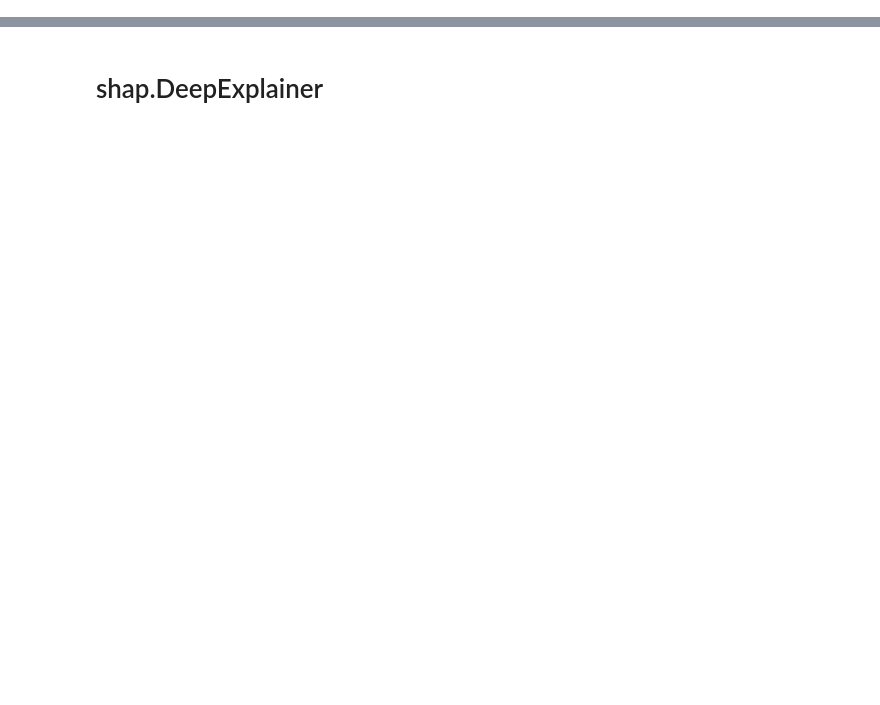
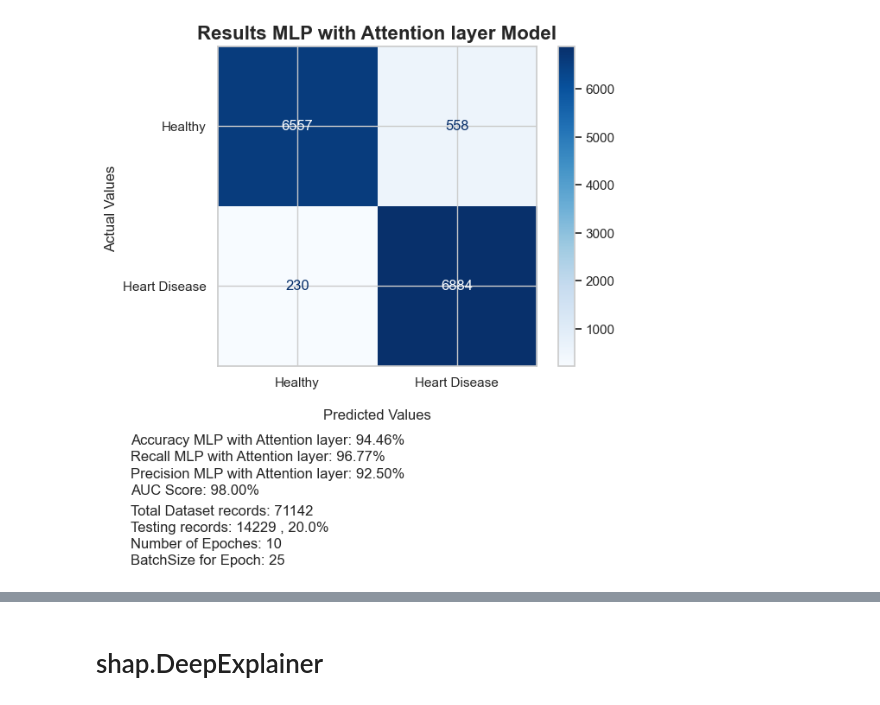
Before and after one commit to Mubshr07/eXplainableAI_Cardiovascular_Risk_Assessment, a Jupyter notebook: heartDisease_MLP - SMOTE Sampling.ipynb, the cells around one changed output, grey strips where cells are left out. Saved outputs shown, nothing was run; the diff lists cells and outputs as text; code cells hidden in the pictures; blank space fills up the shorter version.

```diff
--- a/heartDisease_MLP - SMOTE Sampling.ipynb
+++ b/heartDisease_MLP - SMOTE Sampling.ipynb
@@ -147,7 +154,7 @@ print("\n")
 print("columns of x:: {} \n\n and features of X: {}".format(len(X.columns), X.columns))
 
 dataSetResultDirectory = "./"
-dataSetResultDirectory += ("DatasetResults_MLP_SMOTE_Feb24")
+dataSetResultDirectory += ("DatasetResults_MLP_SMOTE_30April24")
 dataSetResultDirectory += "/"
 if not os.path.isdir(dataSetResultDirectory):
     os.makedirs(dataSetResultDirectory)
@@ -485,9 +545,16 @@ output_layer = layers.Dense(1, activation='sigmoid')(x)
 
 
 model = tf.keras.Model(inputs=input_layer, outputs=output_layer)
-optimizer = AdamW(learning_rate=0.001)
-model.compile(loss='binary_crossentropy', optimizer=optimizer, metrics=['accuracy', recall, precision, f1_score, auc])
+optimizer = Adam(learning_rate=0.001)
+
+if tf.config.list_physical_devices('GPU'):
+    print("GPU detected, using GPU for training.")
+    with tf.device("/GPU:0"):
+        model.compile(loss='binary_crossentropy', optimizer=optimizer, metrics=['accuracy', recall, precision, auc])
+else:
+    print("GPU not detected, using CPU for training.")
+    model.compile(loss='binary_crossentropy', optimizer=optimizer, metrics=['accuracy', Recall(), Precision(), AUC()])  # Add custom metrics
 
 
 # Display the model summary
-model.summary()
+#model.summary()
@@ -494,5 +579,5 @@ model.summary()
 # %%
-numberOfEpochs = 40
+numberOfEpochs = 10
 batchSizeOfTraining = 25
 history = 0
 history = model.fit(features, target, epochs=numberOfEpochs, batch_size=batchSizeOfTraining)
@@ -515,14 +623,13 @@ plt.close()
 # Evaluate the model using the evaluate method
 y_test_float64 = np.asarray(y_test).astype('float64').reshape((-1,1))  #data['CoronaryHeartDisease']
 
-loss, accuracy, recall_value, precision_value, f1_score_value, auc_value = model2.evaluate(X_test_scaler, y_test_float64)
+loss, accuracy, recall_value, precision_value,  auc_value = model2.evaluate(X_test_scaler, y_test_float64)
 
 # Print the results
 print('Test loss: {}'.format(loss*100))
 print('Test accuracy: {}'.format(accuracy*100))
 print('Test recall: {}'.format(recall_value*100))
 print('Test precision: {}'.format(precision_value*100))
-print('Test F1 score: {}'.format(f1_score_value*100))
 print('Test AUC: {}'.format(auc_value*100))
 
 
@@ -544,7 +658,6 @@ display.ax_.set_ylabel('Actual Values ')
 accuracyString ="Accuracy {}: {:.2f}%".format(method, accuracy*100.0 )
 recallString =  'Recall {}: {:.2f}%'.format(method, recall_value* 100.0)
 precisionString = 'Precision {}: {:.2f}%'.format(method, precision_value * 100.0)
-f1String = "F1 Score: {:.2f}".format(f1_score_value[0] * 100.0)
 featureListString = "AUC Score: {:.2f}%".format(auc_value * 100.0)
 totaldataSetString = "Total Dataset records: {}".format((len(features)+len(X_test_scaler)))
 testingdataSetString = "Testing records: {} , {:.1f}%".format(len(X_test_scaler), ( ( len(X_test_scaler) / (len(features)+len(X_test_scaler)) )*100.0  ))
@@ -554,12 +667,11 @@ batchSizeOfTrainingString = "BatchSize for Epoch: {}".format(batchSizeOfTraining
 display.figure_.text(0.010, -0.08,  accuracyString, horizontalalignment='left', wrap=False )
 display.figure_.text(0.010, -0.12,  recallString, horizontalalignment='left', wrap=False )
 display.figure_.text(0.010, -0.16,  precisionString, horizontalalignment='left', wrap=False )
-display.figure_.text(0.010, -0.20,  f1String, horizontalalignment='left', wrap=False )
-display.figure_.text(0.010, -0.24,  featureListString, horizontalalignment='left', wrap=False )
-display.figure_.text(0.010, -0.29,  totaldataSetString, horizontalalignment='left', wrap=False )
-display.figure_.text(0.010, -0.33,  testingdataSetString, horizontalalignment='left', wrap=False )
-display.figure_.text(0.010, -0.37,  numberOfEpochsString, horizontalalignment='left', wrap=False )
-display.figure_.text(0.010, -0.41,  batchSizeOfTrainingString, horizontalalignment='left', wrap=False )
+display.figure_.text(0.010, -0.20,  featureListString, horizontalalignment='left', wrap=False )
+display.figure_.text(0.010, -0.25,  totaldataSetString, horizontalalignment='left', wrap=False )
+display.figure_.text(0.010, -0.29,  testingdataSetString, horizontalalignment='left', wrap=False )
+display.figure_.text(0.010, -0.33,  numberOfEpochsString, horizontalalignment='left', wrap=False )
+display.figure_.text(0.010, -0.37,  batchSizeOfTrainingString, horizontalalignment='left', wrap=False )
 
 picturePath = "{}Model_Evaluation_{}_{}_Epoch_{}.png".format(dataSetResultDirectory, method, dataSetName, numberOfEpochs)
 mplot.savefig(picturePath,  dpi=300, bbox_inches='tight')
@@ -567,3 +679,4 @@ print("{} Confusion Matrix saved:: path: {}".format(method, picturePath))
 
 mplot.show()
 mplot.close()
+# %% [output]
@@ -569,0 +685 @@ mplot.close()
+[figure, added]
```
Also changed, not shown: parts of 22 cells of this notebook, 34 other files.
